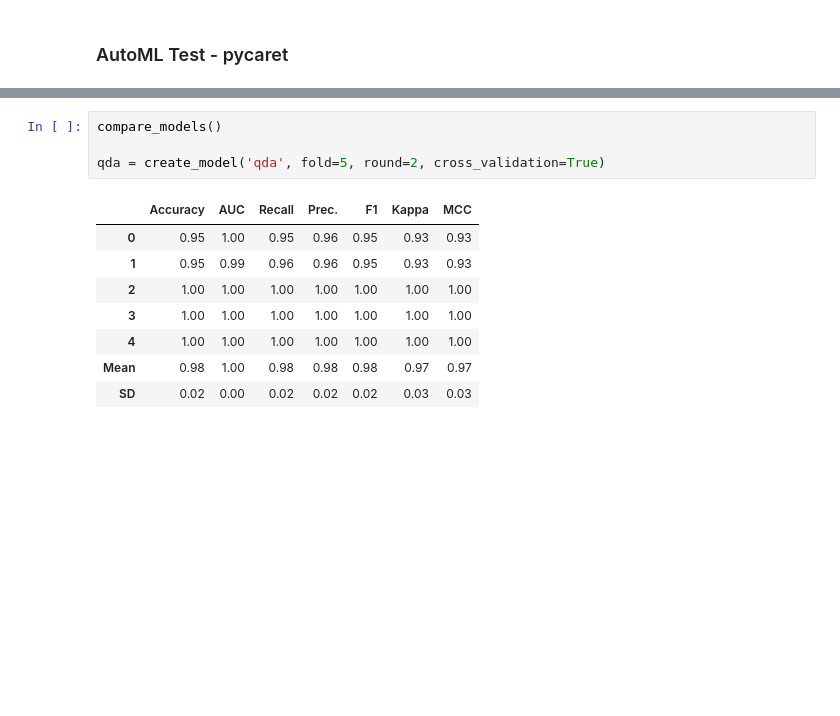
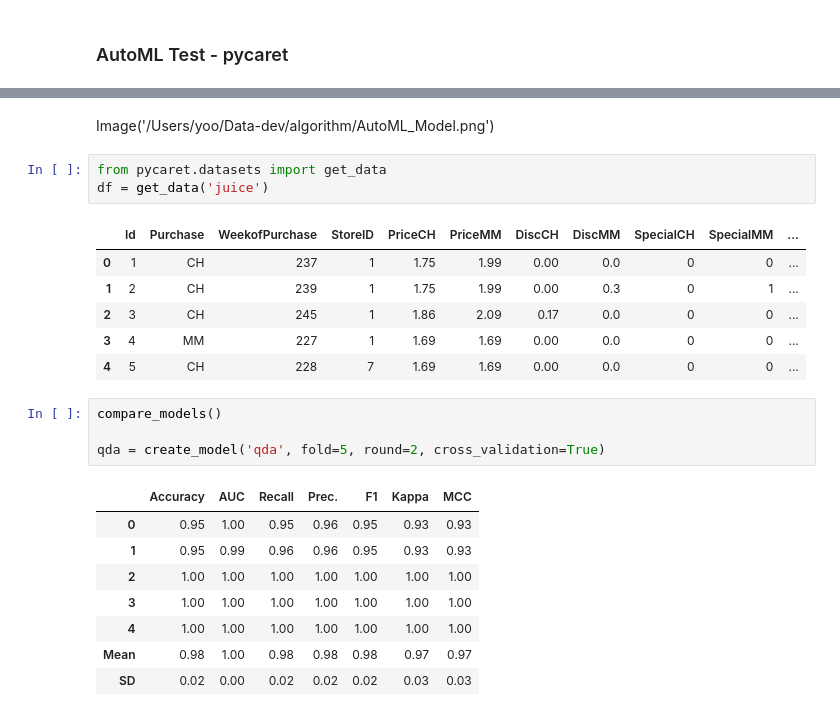
Before and after one commit to yoo9519/Data-dev, a Jupyter notebook: algorithm/AutoML.ipynb, the cells around one changed output, grey strips where cells are left out. Cells and saved outputs as stored; diff of their text form; blank space fills up the shorter version.

```diff
--- a/algorithm/AutoML.ipynb
+++ b/algorithm/AutoML.ipynb
@@ -7,3 +23,15 @@ Image('/Users/yoo/Data-dev/algorithm/AutoML_Model.png')
+# %% [markdown]
+Image('/Users/yoo/Data-dev/algorithm/AutoML_Model.png')
+# %%
+from pycaret.datasets import get_data
+df = get_data('juice')
+# %% [output]
+|  | Id | Purchase | WeekofPurchase | StoreID | PriceCH | PriceMM | DiscCH | DiscMM | SpecialCH | SpecialMM | ... |
+| 0 | 1 | CH | 237 | 1 | 1.75 | 1.99 | 0.00 | 0.0 | 0 | 0 | ... |
+| 1 | 2 | CH | 239 | 1 | 1.75 | 1.99 | 0.00 | 0.3 | 0 | 1 | ... |
+| 2 | 3 | CH | 245 | 1 | 1.86 | 2.09 | 0.17 | 0.0 | 0 | 0 | ... |
+| 3 | 4 | MM | 227 | 1 | 1.69 | 1.69 | 0.00 | 0.0 | 0 | 0 | ... |
+| 4 | 5 | CH | 228 | 7 | 1.69 | 1.69 | 0.00 | 0.0 | 0 | 0 | ... |
 # %%
 compare_models()
 
```
Also changed, not shown: parts of 3 cells of this notebook.
